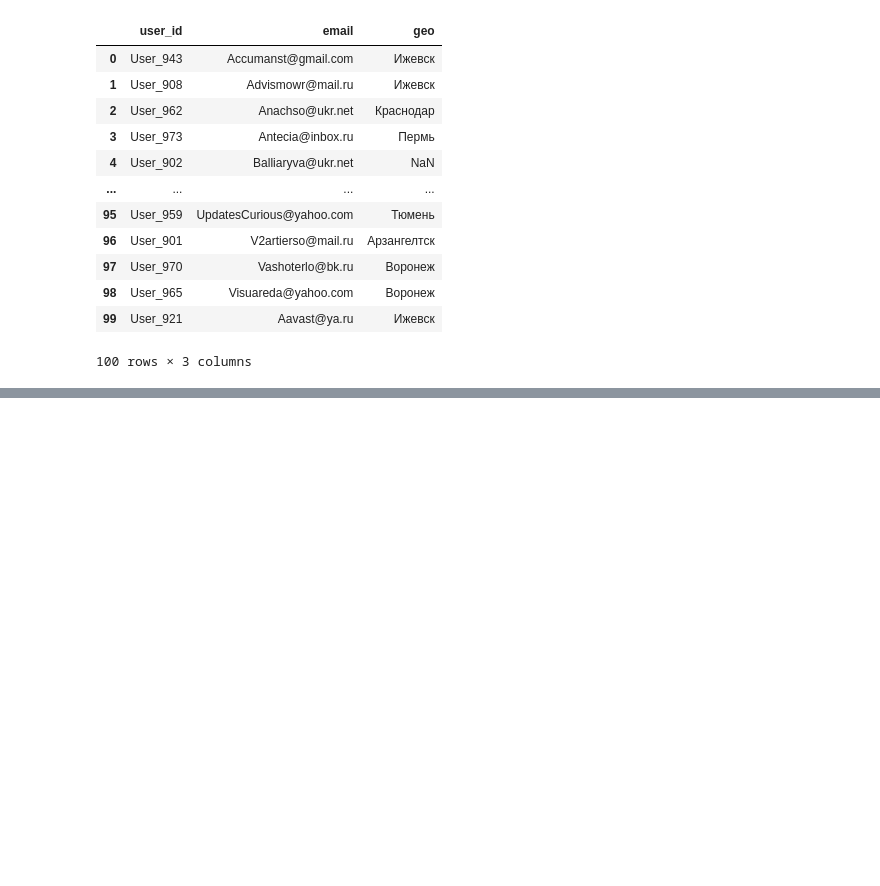
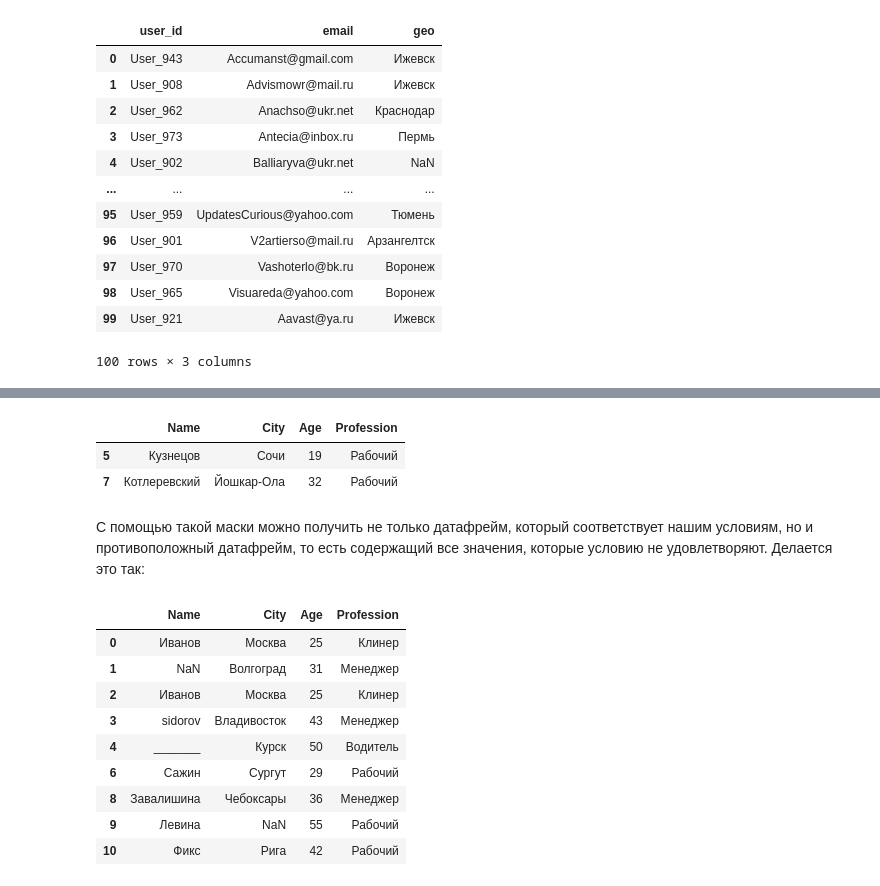
Before and after one commit to aar44i/DataScience, a Jupyter notebook: SkillFactory/8.ipynb, the cells around one changed output, grey strips where cells are left out. Saved outputs shown, nothing was run; the diff lists cells and outputs as text; code cells hidden in the pictures; blank space fills up the shorter version.

```diff
--- a/SkillFactory/8.ipynb
+++ b/SkillFactory/8.ipynb
@@ -86,0 +220,21 @@ geo
+# %%
+sp[sp.Name.str.match("К", na=False)]
+# %% [output]
+|  | Name | City | Age | Profession |
+| 5 | Кузнецов | Сочи | 19 | Рабочий |
+| 7 | Котлеревский | Йошкар-Ола | 32 | Рабочий |
+# %% [markdown]
+С помощью такой маски можно получить не только датафрейм, который соответствует нашим условиям, но и противоположный датафрейм, то есть содержащий все значения, которые условию не удовлетворяют. Делается это так:
+# %%
+sp[~sp.Name.str.match("К", na=False)]
+# %% [output]
+|  | Name | City | Age | Profession |
+| 0 | Иванов | Москва | 25 | Клинер |
+| 1 | NaN | Волгоград | 31 | Менеджер |
+| 2 | Иванов | Москва | 25 | Клинер |
+| 3 | sidorov | Владивосток | 43 | Менеджер |
+| 4 | _______ | Курск | 50 | Водитель |
+| 6 | Сажин | Сургут | 29 | Рабочий |
+| 8 | Завалишина | Чебоксары | 36 | Менеджер |
+| 9 | Левина | NaN | 55 | Рабочий |
+| 10 | Фикс | Рига | 42 | Рабочий |
```
Also changed, not shown: parts of 18 cells of this notebook, 2 other files.
